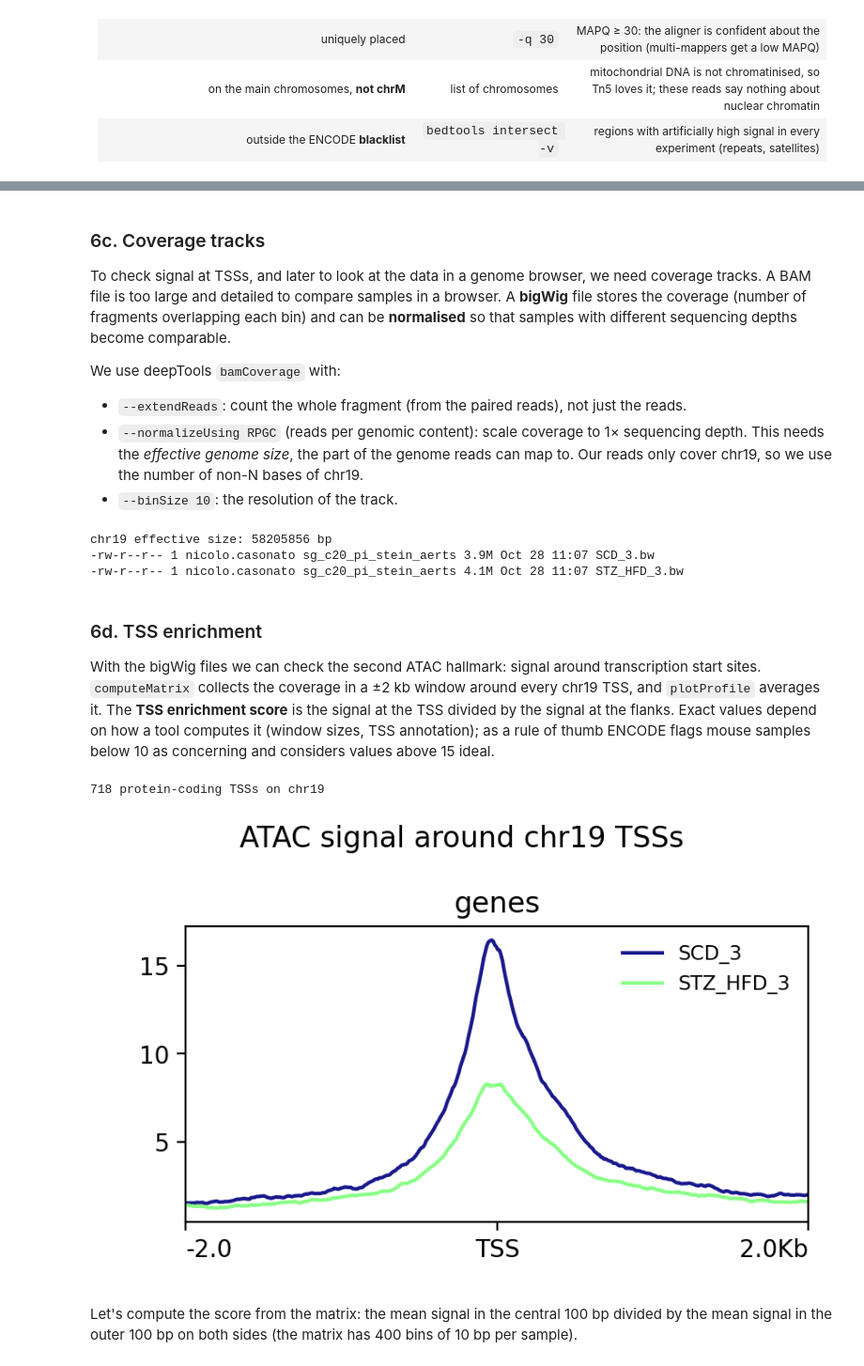
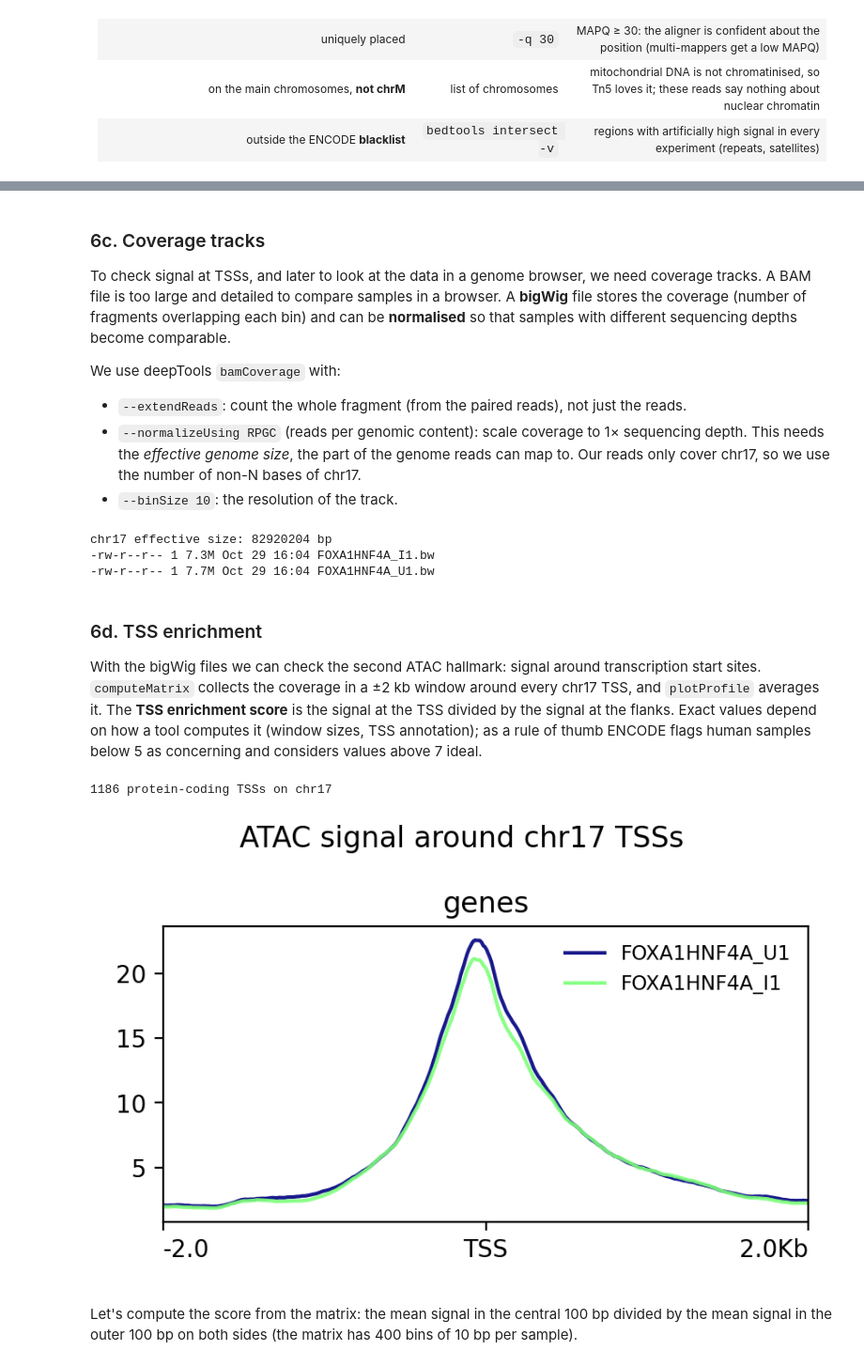
Before and after one commit to aertslab/regulatory-genomics, a Jupyter notebook: topics/bulk-atac-seq/part_1_reads_to_peaks.ipynb, the cells around one changed output, grey strips where cells are left out. Shown at 94% size. Cells and saved outputs as stored; diff of their text form; code cells hidden in the pictures.

```diff
--- a/topics/bulk-atac-seq/part_1_reads_to_peaks.ipynb
+++ b/topics/bulk-atac-seq/part_1_reads_to_peaks.ipynb
@@ -111,16 +115,17 @@ The next cell defines where the data are and creates the results folder. Run it
 # The folder of this notebook (the kernel starts there). Kept when you run this cell again after the cd below.
 HERE=${HERE:-$PWD}
 
-# Input data, in the folder data next to this notebook
-BULK=$HERE/data
-GENOME=$BULK/genome/mm10
+# Course data (read-only): the shared folder on the teaching server, otherwise the folder course_data next to this notebook
+BULK=/data/teachers/data/bulk_atac_seq/hansen_foxa1_hnf4a
+[ -d $BULK ] || BULK=$HERE/course_data
+GENOME=$BULK/genome/hg38
 
-# Your own results
-OUT=$BULK/results/part_1
+# Your own working folder, in the folder data next to this notebook
+OUT=$HERE/data/part_1
 mkdir -p $OUT && cd $OUT
 
 THREADS=4
-SAMPLES="SCD_3 STZ_HFD_3"
-echo "input data: ${BULK#$HERE/}"
-echo "my results: ${OUT#$HERE/}"
+SAMPLES="FOXA1HNF4A_U1 FOXA1HNF4A_I1"
+echo "course data: ${BULK#$HERE/}"
+echo "my folder:   ${OUT#$HERE/}"
 # %% [output]
@@ -443,42 +447,42 @@ To check signal at TSSs, and later to look at the data in a genome browser, we n
 We use deepTools `bamCoverage` with:
 
 - `--extendReads`: count the whole fragment (from the paired reads), not just the reads.
-- `--normalizeUsing RPGC` (reads per genomic content): scale coverage to 1× sequencing depth. This needs the *effective genome size*, the part of the genome reads can map to. Our reads only cover chr19, so we use the number of non-N bases of chr19.
+- `--normalizeUsing RPGC` (reads per genomic content): scale coverage to 1× sequencing depth. This needs the *effective genome size*, the part of the genome reads can map to. Our reads only cover chr17, so we use the number of non-N bases of chr17.
 - `--binSize 10`: the resolution of the track.
 # %%
-# effective genome size: non-N bases of chr19
-GSIZE=$(samtools faidx $GENOME/mm10.fa chr19 | grep -v '>' | tr -d 'Nn\n' | wc -c)
-echo "chr19 effective size: $GSIZE bp"
+# effective genome size: non-N bases of chr17
+GSIZE=$(samtools faidx $GENOME/chr17.fa chr17 | grep -v '>' | tr -d 'Nn\n' | wc -c)
+echo "chr17 effective size: $GSIZE bp"
 
 for s in $SAMPLES; do
-    bamCoverage -p $THREADS -b ${s}.filtered.bam -o ${s}.bw --region chr19 \
+    bamCoverage -p $THREADS -b ${s}.filtered.bam -o ${s}.bw --region chr17 \
         --extendReads --normalizeUsing RPGC --effectiveGenomeSize $GSIZE --binSize 10 2> /dev/null
 done
-ls -lh *.bw
+ls -lhgG *.bw
 # %% [output]
-chr19 effective size: 58205856 bp
--rw-r--r-- 1 nicolo.casonato sg_c20_pi_stein_aerts 3.9M Oct 28 11:07 SCD_3.bw
--rw-r--r-- 1 nicolo.casonato sg_c20_pi_stein_aerts 4.1M Oct 28 11:07 STZ_HFD_3.bw
+chr17 effective size: 82920204 bp
+-rw-r--r-- 1 7.3M Oct 29 16:04 FOXA1HNF4A_I1.bw
+-rw-r--r-- 1 7.7M Oct 29 16:04 FOXA1HNF4A_U1.bw
 # %% [markdown]
 ### 6d. TSS enrichment
 
-With the bigWig files we can check the second ATAC hallmark: signal around transcription start sites. `computeMatrix` collects the coverage in a ±2 kb window around every chr19 TSS, and `plotProfile` averages it. The **TSS enrichment score** is the signal at the TSS divided by the signal at the flanks. Exact values depend on how a tool computes it (window sizes, TSS annotation); as a rule of thumb ENCODE flags mouse samples below 10 as concerning and considers values above 15 ideal.
+With the bigWig files we can check the second ATAC hallmark: signal around transcription start sites. `computeMatrix` collects the coverage in a ±2 kb window around every chr17 TSS, and `plotProfile` averages it. The **TSS enrichment score** is the signal at the TSS divided by the signal at the flanks. Exact values depend on how a tool computes it (window sizes, TSS annotation); as a rule of thumb ENCODE flags human samples below 5 as concerning and considers values above 7 ideal.
 # %%
-awk '$1 == "chr19"' $GENOME/mm10_tss_protein_coding.bed > tss_chr19.bed
-echo "$(wc -l < tss_chr19.bed) protein-coding TSSs on chr19"
+awk '$1 == "chr17"' $GENOME/hg38_tss_protein_coding.bed > tss_chr17.bed
+echo "$(wc -l < tss_chr17.bed) protein-coding TSSs on chr17"
 
 # reference-point: windows centred on one position per region (the TSS), 2 kb before (-b) and after (-a), in 10 bp bins
 # --outFileNameMatrix: also write the matrix as text, so we can compute the enrichment score ourselves
 # plotProfile --perGroup: one plot with both samples
 computeMatrix reference-point -p $THREADS --referencePoint center -a 2000 -b 2000 --binSize 10 \
-    -S SCD_3.bw STZ_HFD_3.bw --samplesLabel $SAMPLES -R tss_chr19.bed \
+    -S FOXA1HNF4A_U1.bw FOXA1HNF4A_I1.bw --samplesLabel $SAMPLES -R tss_chr17.bed \
     -o tss_matrix.gz --outFileNameMatrix tss_matrix.tab 2> /dev/null
 plotProfile -m tss_matrix.gz -o tss_profile.png --perGroup --refPointLabel TSS \
-    --plotTitle "ATAC signal around chr19 TSSs" 2> /dev/null
+    --plotTitle "ATAC signal around chr17 TSSs" 2> /dev/null
 cat tss_profile.png | display
 # %% [output]
-718 protein-coding TSSs on chr19
+1186 protein-coding TSSs on chr17
-[figure, old version]
+[figure, new version]
 # %% [markdown]
 Let's compute the score from the matrix: the mean signal in the central 100 bp divided by the mean signal in the outer 100 bp on both sides (the matrix has 400 bins of 10 bp per sample).
 # %%
```
Also changed, not shown: parts of 44 cells of this notebook, 25 other files.
